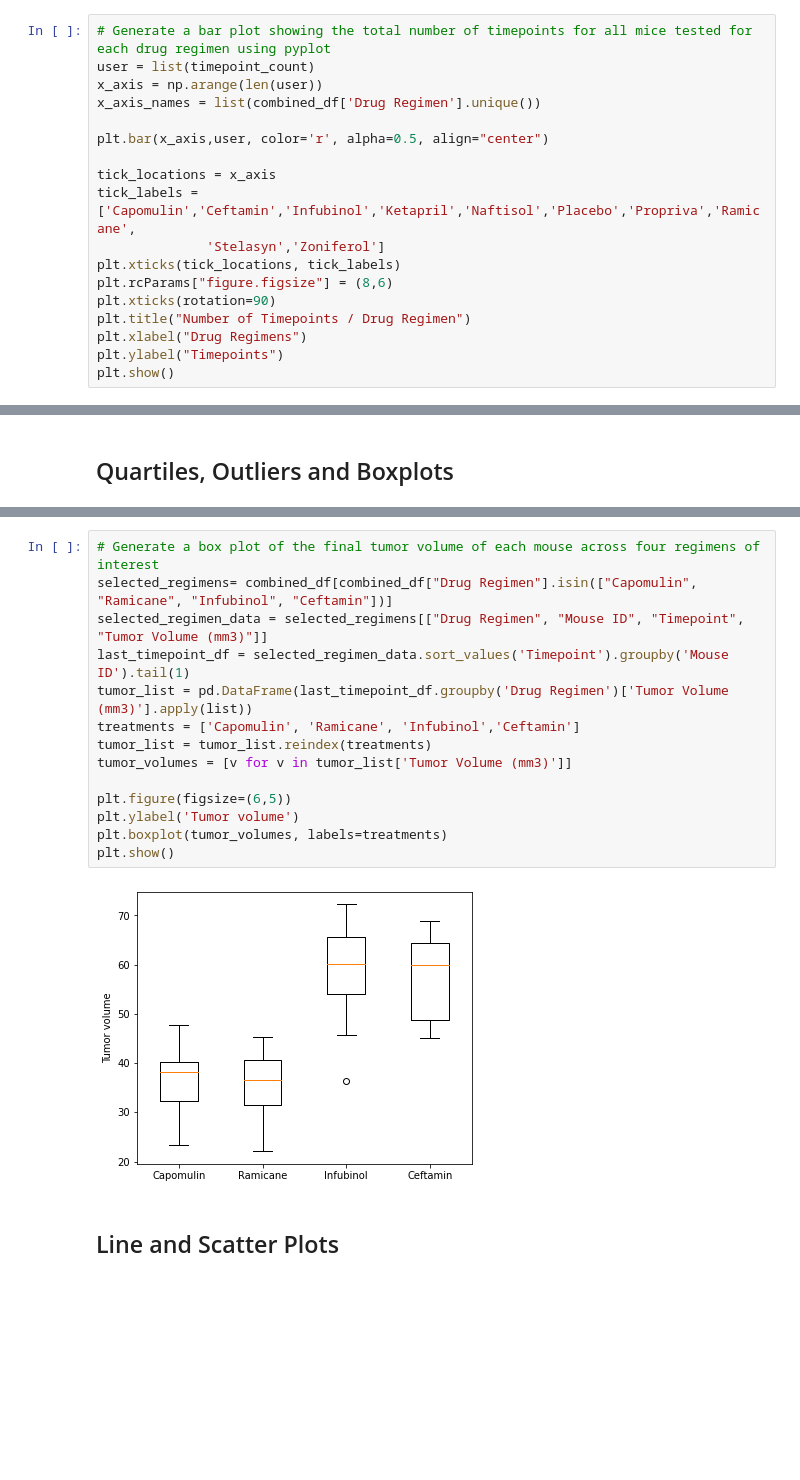
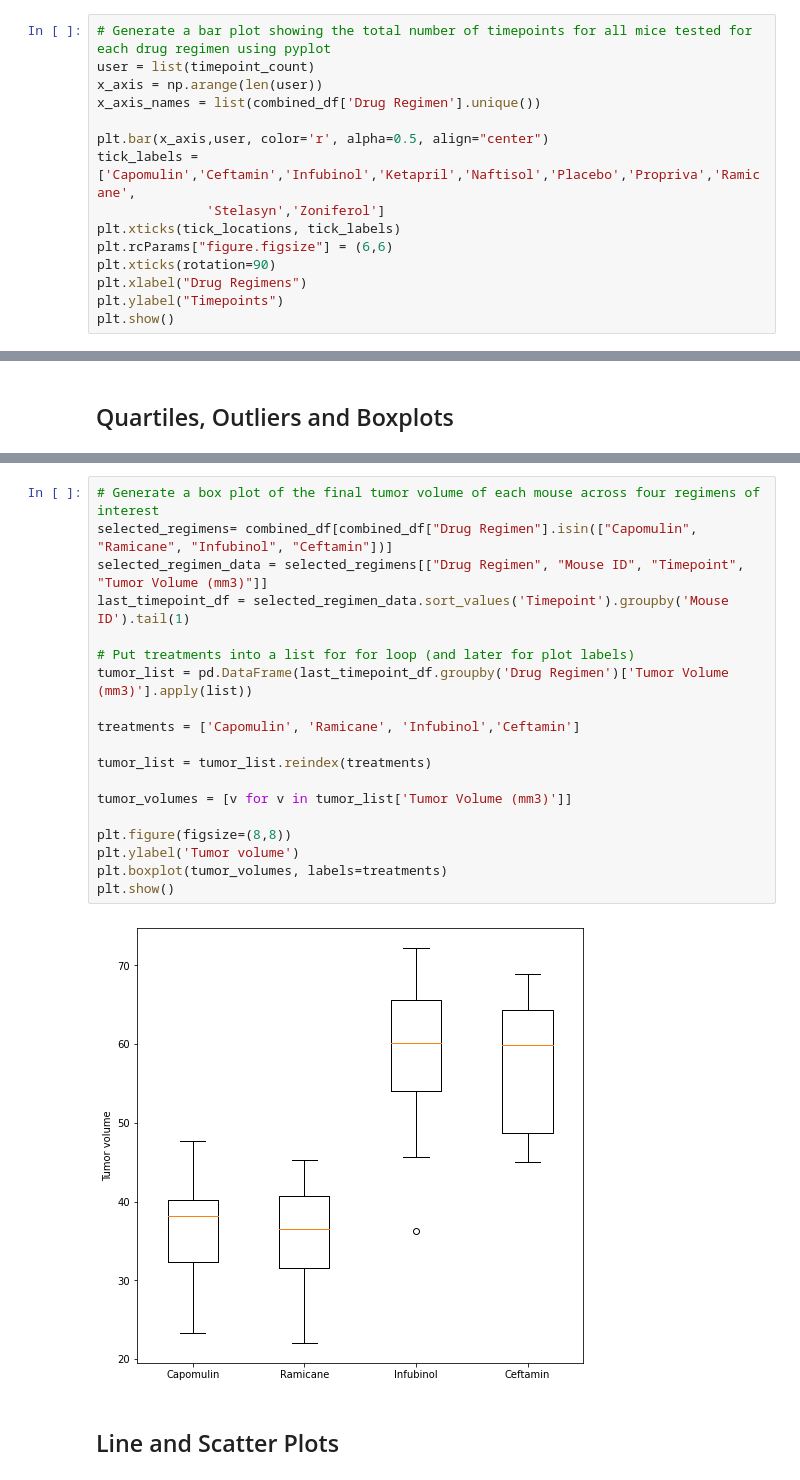
Before and after one commit to serdar-bayramov/Matplotlib-Challenge, a Jupyter notebook: main.ipynb, the cells around one changed output, grey strips where cells are left out. Saved outputs shown, nothing was run; the diff lists cells and outputs as text; blank space fills up the shorter version.

```diff
--- a/main.ipynb
+++ b/main.ipynb
@@ -119,14 +117,11 @@ x_axis = np.arange(len(user))
 x_axis_names = list(combined_df['Drug Regimen'].unique())
 
 plt.bar(x_axis,user, color='r', alpha=0.5, align="center")
-
-tick_locations = x_axis
 tick_labels = ['Capomulin','Ceftamin','Infubinol','Ketapril','Naftisol','Placebo','Propriva','Ramicane',
               'Stelasyn','Zoniferol']
 plt.xticks(tick_locations, tick_labels)
-plt.rcParams["figure.figsize"] = (8,6)
+plt.rcParams["figure.figsize"] = (6,6)
 plt.xticks(rotation=90)
-plt.title("Number of Timepoints / Drug Regimen")
 plt.xlabel("Drug Regimens")
 plt.ylabel("Timepoints")
 plt.show()
@@ -307,18 +292,23 @@ Total outliers found: 0 out of 25
 # %%
 # Generate a box plot of the final tumor volume of each mouse across four regimens of interest
 selected_regimens= combined_df[combined_df["Drug Regimen"].isin(["Capomulin", "Ramicane", "Infubinol", "Ceftamin"])]
 selected_regimen_data = selected_regimens[["Drug Regimen", "Mouse ID", "Timepoint", "Tumor Volume (mm3)"]]
 last_timepoint_df = selected_regimen_data.sort_values('Timepoint').groupby('Mouse ID').tail(1)
+
+# Put treatments into a list for for loop (and later for plot labels)
 tumor_list = pd.DataFrame(last_timepoint_df.groupby('Drug Regimen')['Tumor Volume (mm3)'].apply(list))
+
 treatments = ['Capomulin', 'Ramicane', 'Infubinol','Ceftamin']
+
 tumor_list = tumor_list.reindex(treatments)
+
 tumor_volumes = [v for v in tumor_list['Tumor Volume (mm3)']]
 
-plt.figure(figsize=(6,5))
+plt.figure(figsize=(8,8))
 plt.ylabel('Tumor volume')
 plt.boxplot(tumor_volumes, labels=treatments)
 plt.show()
 # %% [output]
-[figure, old version]
+[figure, new version]
 # %% [markdown]
 ## Line and Scatter Plots
```
Also changed, not shown: parts of 11 cells of this notebook.
